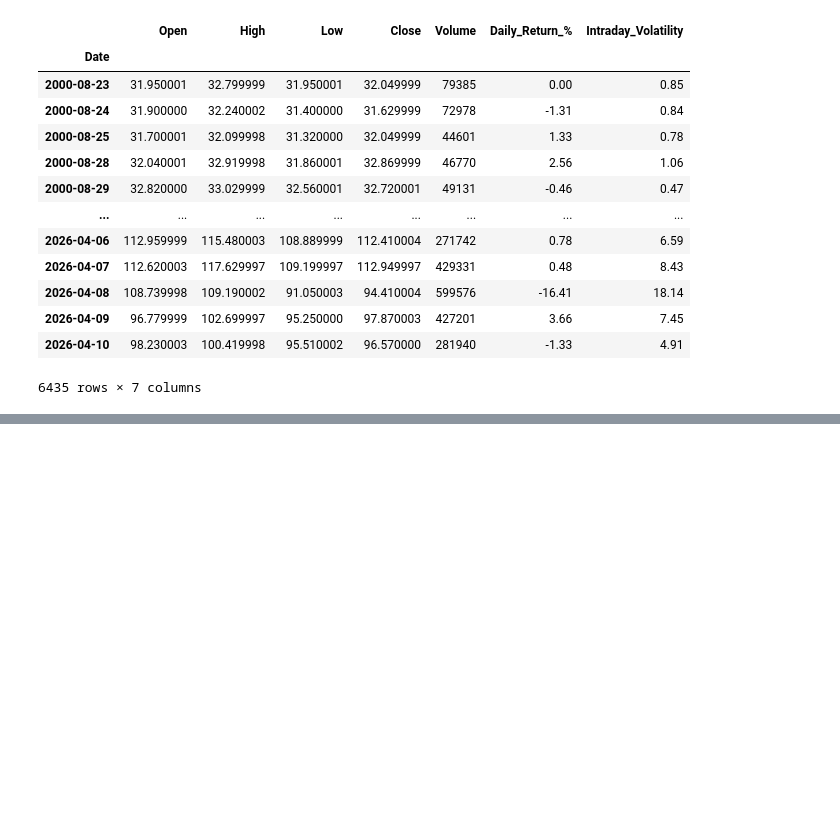
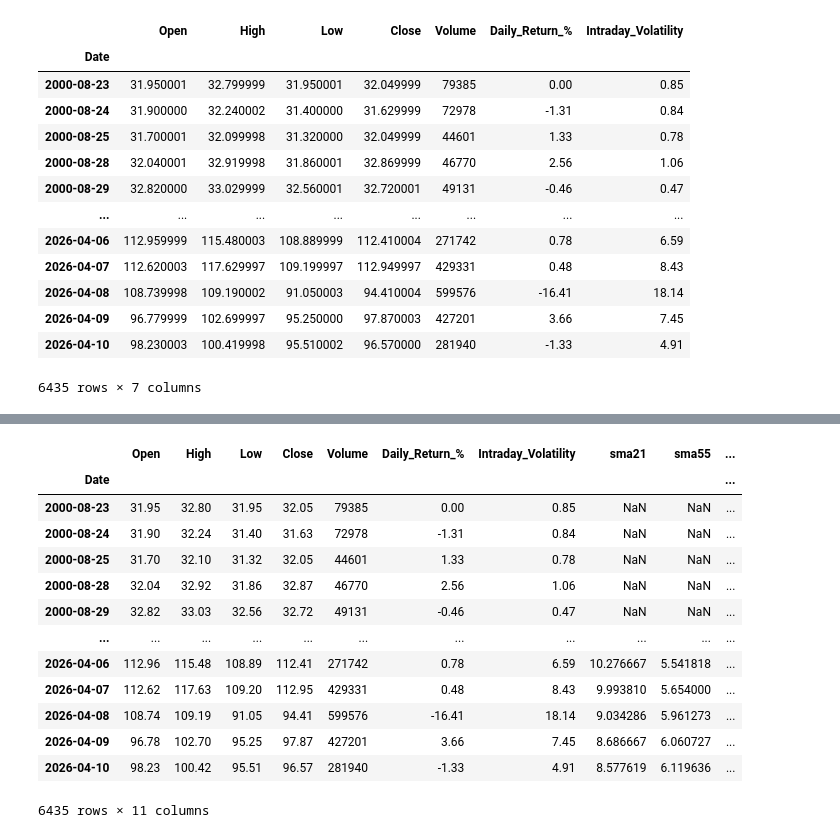
Before and after one commit to christiantommasi/public_tommasi_portfolio, a Jupyter notebook: 2_oil_crude_data_price/1_oil_crude.ipynb, the cells around one changed output, grey strips where cells are left out. Cells and saved outputs as stored; diff of their text form; code cells hidden in the pictures; blank space fills up the shorter version.

```diff
--- a/2_oil_crude_data_price/1_oil_crude.ipynb
+++ b/2_oil_crude_data_price/1_oil_crude.ipynb
@@ -92,3 +89,5 @@ df
 | 2026-04-09 | 96.779999 | 102.699997 | 95.250000 | 97.870003 | 427201 | 3.66 | 7.45 |
 | 2026-04-10 | 98.230003 | 100.419998 | 95.510002 | 96.570000 | 281940 | -1.33 | 4.91 |
 6435 rows × 7 columns
+# %%
+df = df.round(4)
@@ -94,0 +127,2 @@ df
+# %%
+df['sma21'] = df.Intraday_Volatility.rolling(window=21).mean()
@@ -94,0 +146,3 @@ df
+# %%
+df['sma55'] = df.Intraday_Volatility.rolling(window=55).mean()
+df['sma99'] = df.Intraday_Volatility.rolling(window=99).mean()
@@ -94,0 +153,17 @@ df
+# %%
+df
+# %% [output]
+|  | Open | High | Low | Close | Volume | Daily_Return_% | Intraday_Volatility | sma21 | sma55 | ... |
+| Date |  |  |  |  |  |  |  |  |  | ... |
+| 2000-08-23 | 31.95 | 32.80 | 31.95 | 32.05 | 79385 | 0.00 | 0.85 | NaN | NaN | ... |
+| 2000-08-24 | 31.90 | 32.24 | 31.40 | 31.63 | 72978 | -1.31 | 0.84 | NaN | NaN | ... |
+| 2000-08-25 | 31.70 | 32.10 | 31.32 | 32.05 | 44601 | 1.33 | 0.78 | NaN | NaN | ... |
+| 2000-08-28 | 32.04 | 32.92 | 31.86 | 32.87 | 46770 | 2.56 | 1.06 | NaN | NaN | ... |
+| 2000-08-29 | 32.82 | 33.03 | 32.56 | 32.72 | 49131 | -0.46 | 0.47 | NaN | NaN | ... |
+| ... | ... | ... | ... | ... | ... | ... | ... | ... | ... | ... |
+| 2026-04-06 | 112.96 | 115.48 | 108.89 | 112.41 | 271742 | 0.78 | 6.59 | 10.276667 | 5.541818 | ... |
+| 2026-04-07 | 112.62 | 117.63 | 109.20 | 112.95 | 429331 | 0.48 | 8.43 | 9.993810 | 5.654000 | ... |
+| 2026-04-08 | 108.74 | 109.19 | 91.05 | 94.41 | 599576 | -16.41 | 18.14 | 9.034286 | 5.961273 | ... |
+| 2026-04-09 | 96.78 | 102.70 | 95.25 | 97.87 | 427201 | 3.66 | 7.45 | 8.686667 | 6.060727 | ... |
+| 2026-04-10 | 98.23 | 100.42 | 95.51 | 96.57 | 281940 | -1.33 | 4.91 | 8.577619 | 6.119636 | ... |
+6435 rows × 11 columns
```
Also changed, not shown: parts of 13 cells of this notebook.
